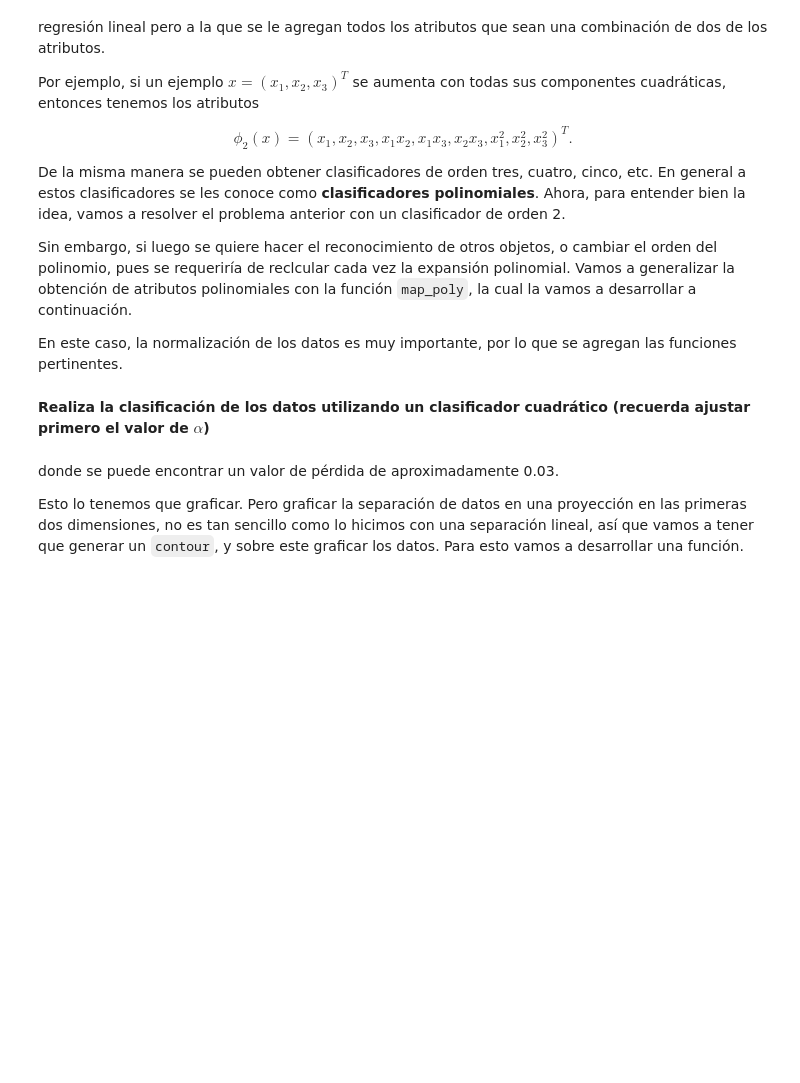
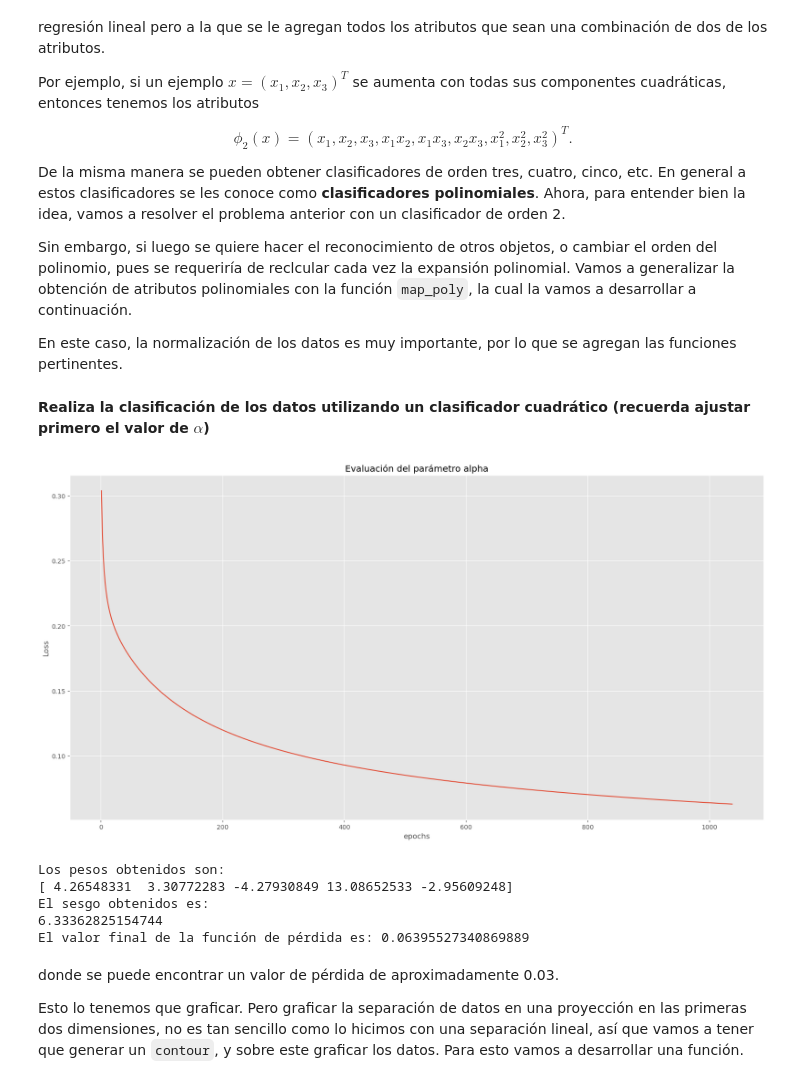
Before and after one commit to Dante-atc/2-Aprendizaje-2026, a Jupyter notebook: reg_logistica.ipynb, the cells around one changed output. Saved outputs shown, nothing was run; the diff lists cells and outputs as text; code cells hidden in the pictures; blank space fills up the shorter version.

```diff
--- a/reg_logistica.ipynb
+++ b/reg_logistica.ipynb
@@ -394,28 +397,36 @@ def normaliza(x, mu, des_std):
 # %%
 # Encuentra phi_x (x son la expansión polinomial de segundo orden, utiliza la función map_poly
 
 #--Agrega el código aqui--
-phi_x =  None
-mu, de = None
-phi_x_norm = None
+phi_x = map_poly(2, x)
+mu, de = medias_std(phi_x)
+phi_x_norm = normaliza(phi_x, mu, de)
 
 # Utiliza la regresión logística
-alpha = None
-max_iter = None
+alpha = 2.
+max_iter = 5000
 
 _, _, hist_loss = descenso_rl_lotes(phi_x_norm, y, alpha, max_iter, historial=True)
 
 plt.plot(range(len(hist_loss)), hist_loss)
 plt.xlabel('epochs')
 plt.ylabel('Loss')
 plt.title('Evaluación del parámetro alpha')
 plt.show()
+# %% [output]
+[figure, added]
 # %%
 w_norm, b_norm, _ = descenso_rl_lotes(phi_x_norm, y, alpha, 1000)
 
 print("Los pesos obtenidos son: \n{}".format(w_norm))
 print("El sesgo obtenidos es: \n{}".format(b_norm))
 print("El valor final de la función de pérdida es: {}".format(E_in(phi_x_norm, y, w_norm, b_norm)))
+# %% [output]
+Los pesos obtenidos son:
+[ 4.26548331  3.30772283 -4.27930849 13.08652533 -2.95609248]
+El sesgo obtenidos es:
+6.33362825154744
+El valor final de la función de pérdida es: 0.06395527340869889
 # %% [markdown]
 donde se puede encontrar un valor de pérdida de aproximadamente 0.03.
 
```
Also changed, not shown: parts of 4 cells of this notebook, 2 other files.
